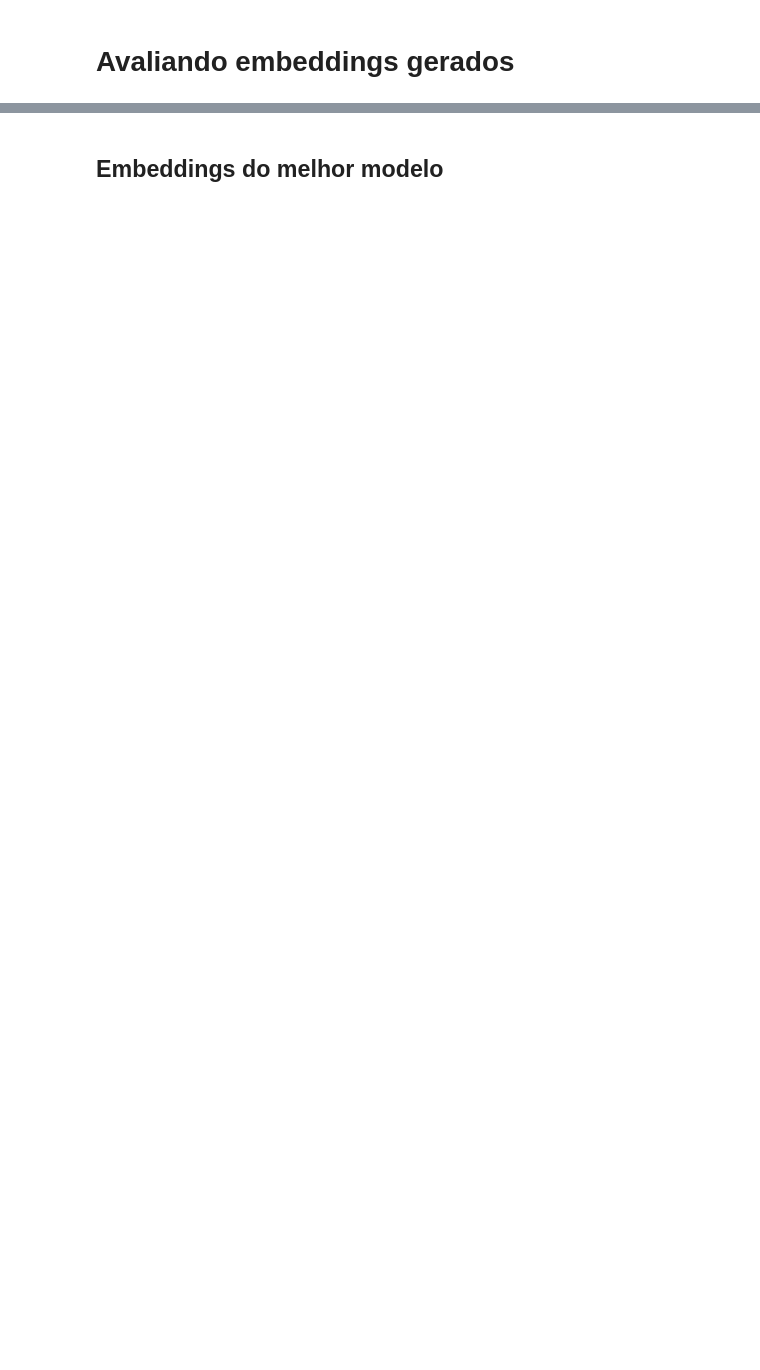
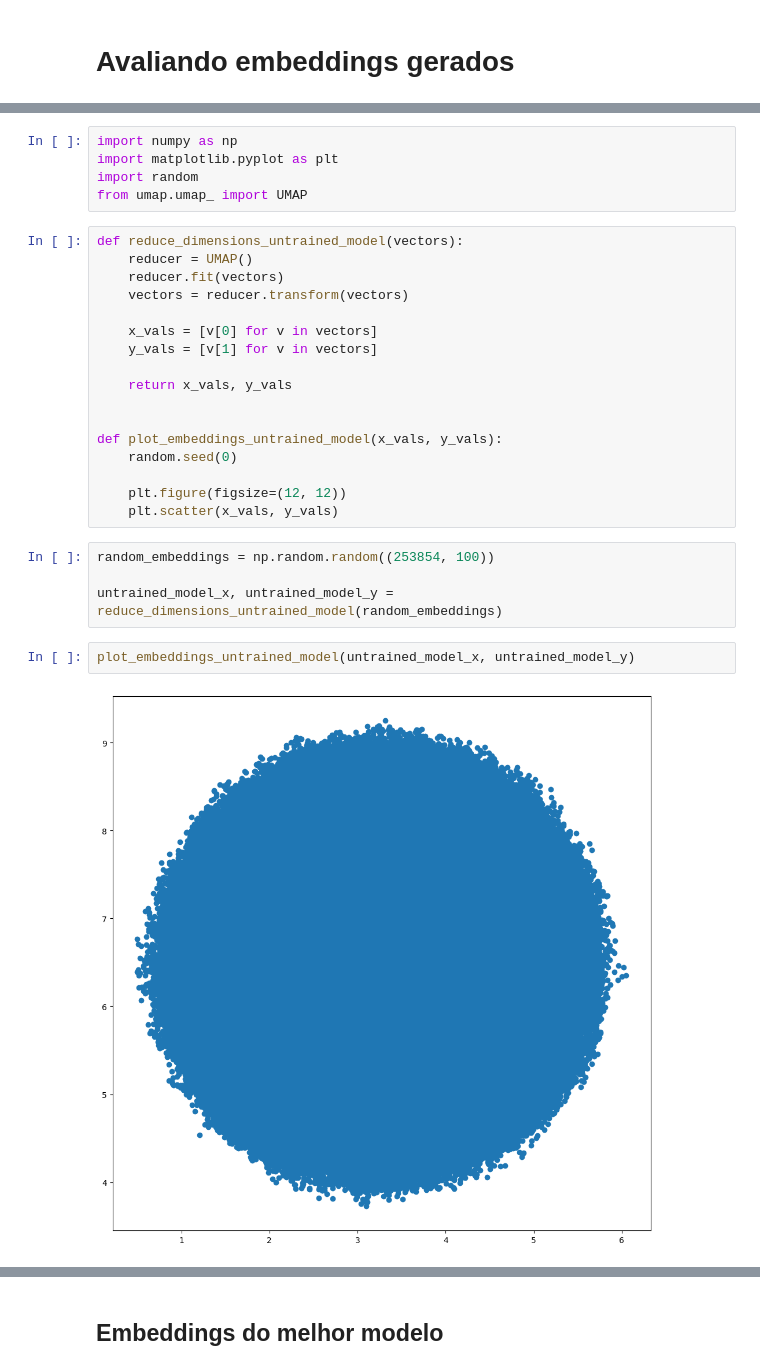
Before and after one commit to marcoVinha/nlp-tp1, a Jupyter notebook: notebooks/nlp_tp1.ipynb, the cells around one changed output, grey strips where cells are left out. Cells and saved outputs as stored; diff of their text form; blank space fills up the shorter version.

Commit message:
finish writing text, run dummy models

```diff
--- a/notebooks/nlp_tp1.ipynb
+++ b/notebooks/nlp_tp1.ipynb
@@ -410,0 +422,30 @@ Loss for epoch #9: 2485300.0
+# %%
+import numpy as np
+import matplotlib.pyplot as plt
+import random
+from umap.umap_ import UMAP
+# %%
+def reduce_dimensions_untrained_model(vectors):
+    reducer = UMAP()
+    reducer.fit(vectors)
+    vectors = reducer.transform(vectors)
+
+    x_vals = [v[0] for v in vectors]
+    y_vals = [v[1] for v in vectors]
+
+    return x_vals, y_vals
+
+
+def plot_embeddings_untrained_model(x_vals, y_vals):
+    random.seed(0)
+
+    plt.figure(figsize=(12, 12))
+    plt.scatter(x_vals, y_vals)
+# %%
+random_embeddings = np.random.random((253854, 100))
+
+untrained_model_x, untrained_model_y = reduce_dimensions_untrained_model(random_embeddings)
+# %%
+plot_embeddings_untrained_model(untrained_model_x, untrained_model_y)
+# %% [output]
+[figure, added]
```
Also changed, not shown: parts of 35 cells of this notebook.
